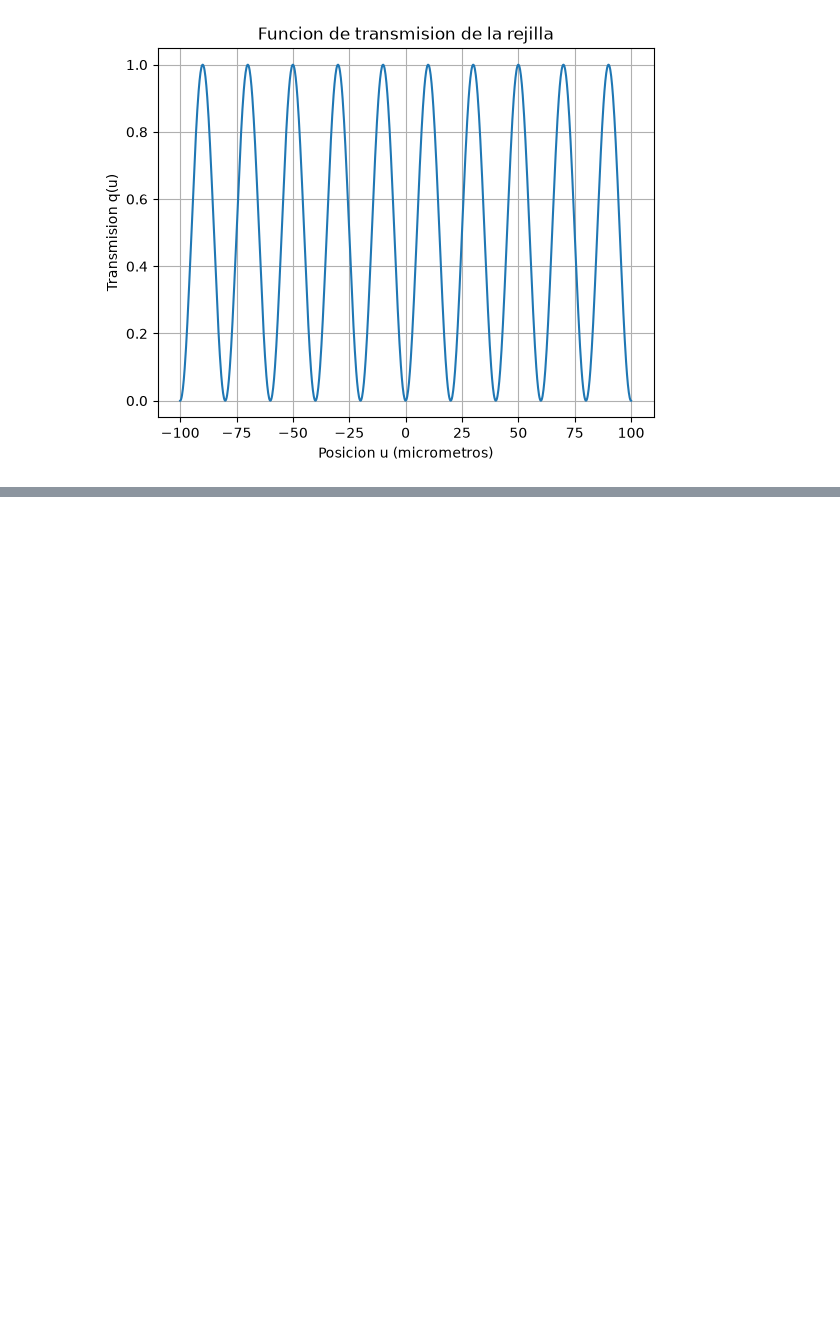
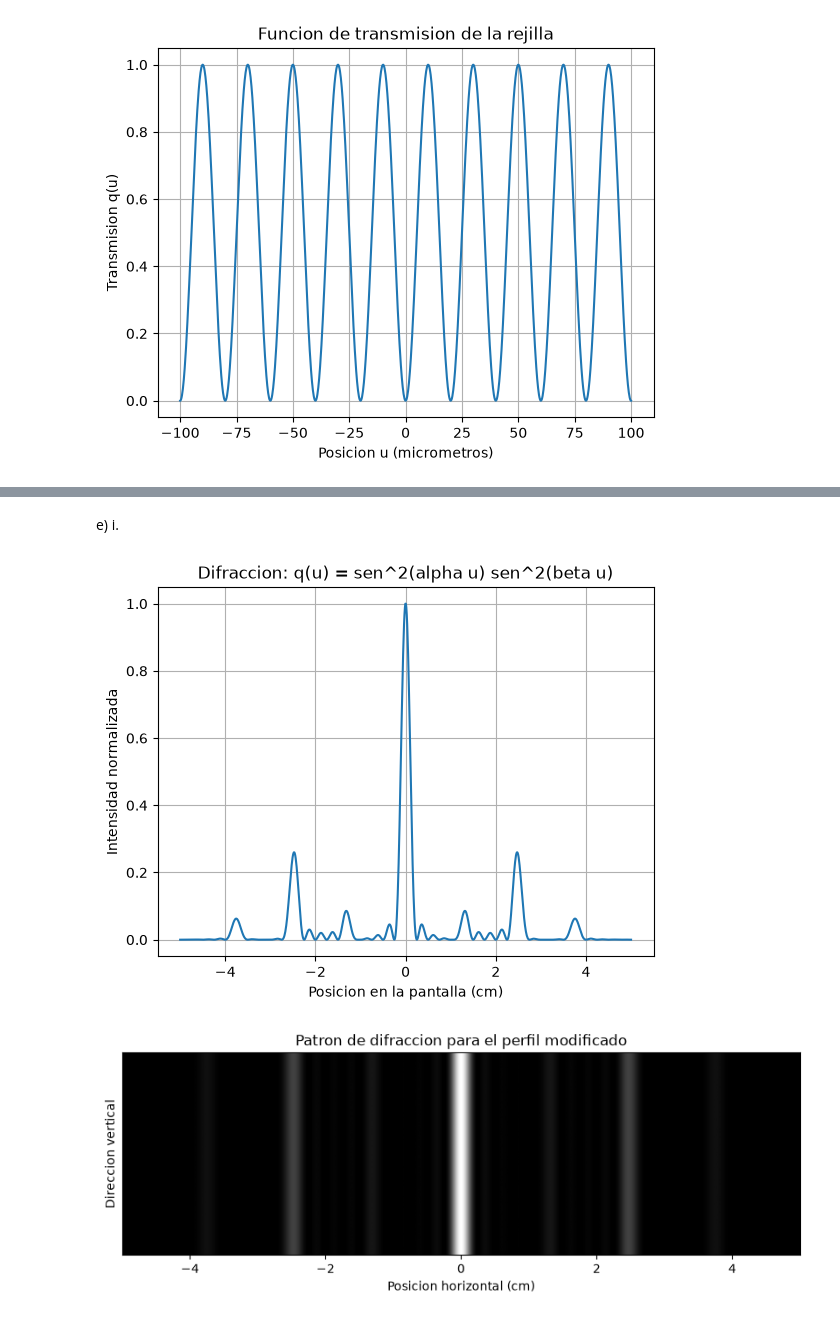
Before and after one commit to naat-j/FisicaComputacional_2027-1_8270, a Jupyter notebook: 1_ProgramacionPython/Tarea_Practica_4_Jupyter.ipynb, the cells around one changed output, grey strips where cells are left out. Cells and saved outputs as stored; diff of their text form; code cells hidden in the pictures; blank space fills up the shorter version.

```diff
--- a/1_ProgramacionPython/Tarea_Practica_4_Jupyter.ipynb
+++ b/1_ProgramacionPython/Tarea_Practica_4_Jupyter.ipynb
@@ -534,0 +607,49 @@ plt.show()
+# %% [markdown]
+e) i.
+# %%
+
+beta = alpha / 2
+
+def q_ei(u):
+    return np.sin(alpha * u)**2 * np.sin(beta * u)**2
+
+def calcular_intensidad(funcion_q, ancho):
+    u = np.linspace(-ancho/2, ancho/2, 4000)
+    qu = funcion_q(u)
+    intensidad = np.zeros(len(x))
+
+    for i in range(len(x)):
+        fase = np.exp(1j * 2 * np.pi * x[i] * u / (lam * f))
+        amplitud = np.trapezoid(qu * fase, u)
+        intensidad[i] = abs(amplitud)**2
+
+    intensidad = intensidad / np.max(intensidad)
+    return intensidad
+
+I_ei = calcular_intensidad(q_ei, w)
+
+plt.plot(x * 100, I_ei)
+plt.xlabel("Posicion en la pantalla (cm)")
+plt.ylabel("Intensidad normalizada")
+plt.title("Difraccion: q(u) = sen^2(alpha u) sen^2(beta u)")
+plt.grid()
+plt.show()
+
+pantalla_ei = np.tile(I_ei, (150, 1))
+
+plt.figure(figsize=(10, 3))
+plt.imshow(
+    pantalla_ei,
+    extent=[x[0] * 100, x[-1] * 100, 0, 1],
+    aspect="auto",
+    cmap="gray",
+    origin="lower"
+)
+plt.xlabel("Posicion horizontal (cm)")
+plt.ylabel("Direccion vertical")
+plt.title("Patron de difraccion para el perfil modificado")
+plt.yticks([])
+plt.show()
+# %% [output]
+[figure, added]
+[figure, added]
```
Also changed, not shown: parts of 30 cells of this notebook.
